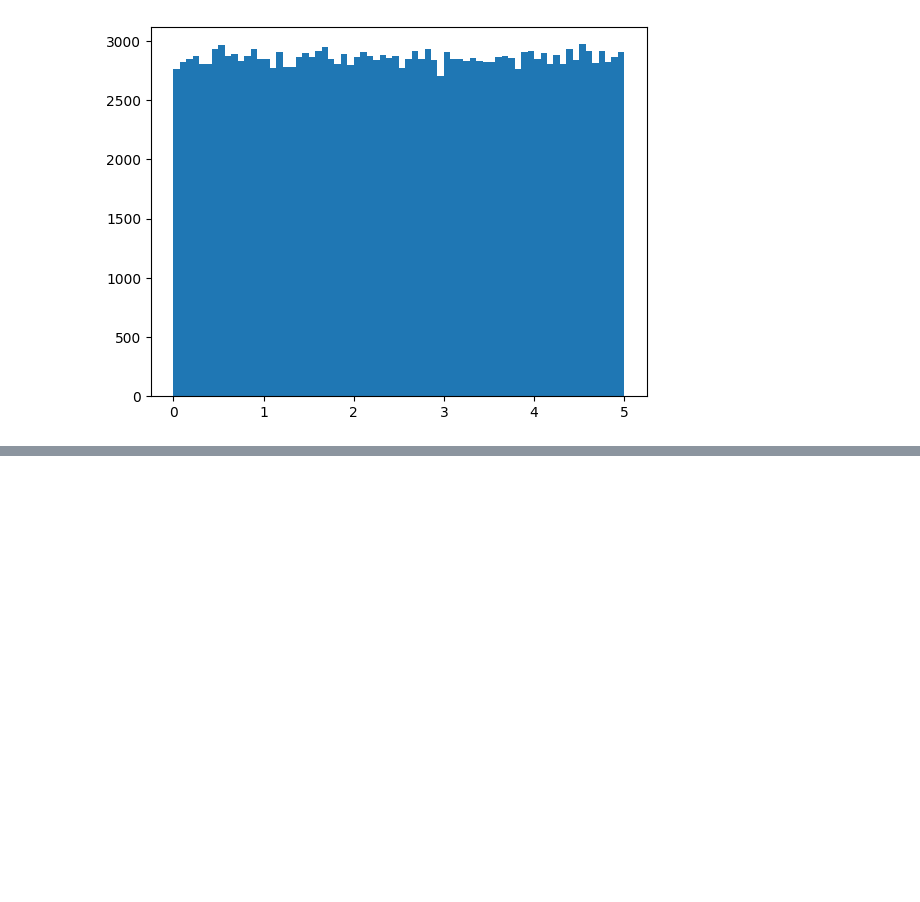
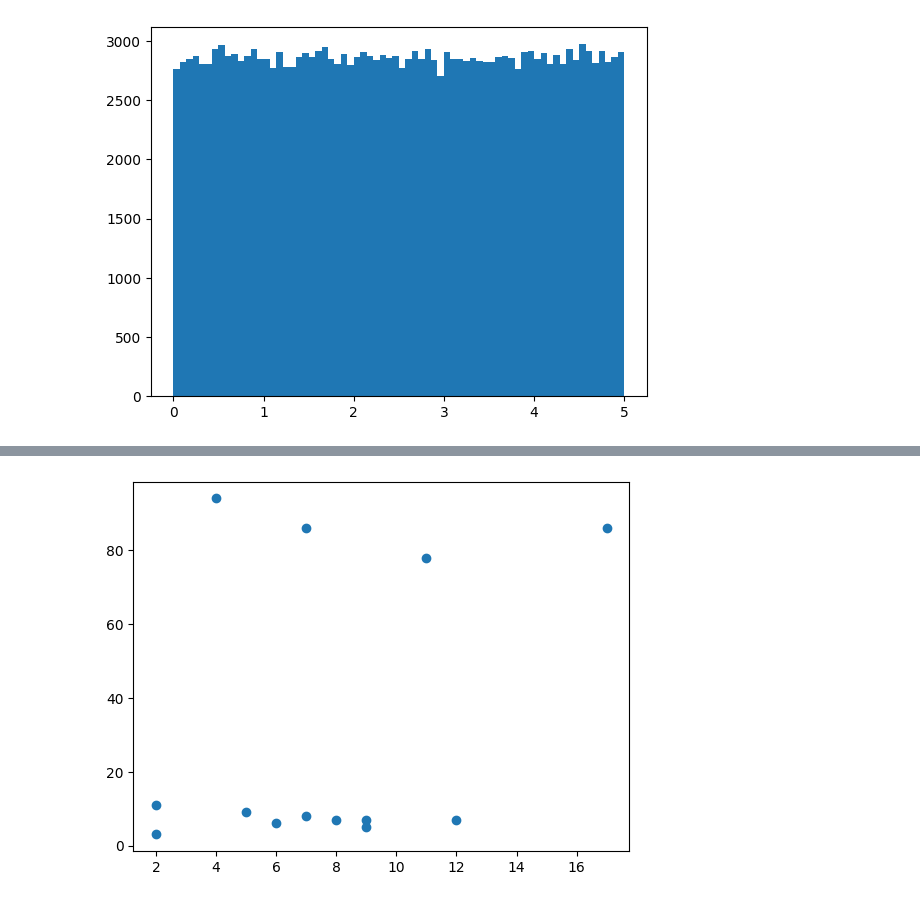
Before and after one commit to joeljacson/Keggle, a Jupyter notebook: ML_Algorithms_.ipynb, the cells around one changed output, grey strips where cells are left out. Cells and saved outputs as stored; diff of their text form; code cells hidden in the pictures; blank space fills up the shorter version.

```diff
--- a/ML_Algorithms_.ipynb
+++ b/ML_Algorithms_.ipynb
@@ -216,0 +229,10 @@ plt.show()
+# %%
+import matplotlib.pyplot as plt
+
+x = [5,7,8,7,2,17,2,9,4,11,12,9,6]
+y = [9,86,7,8,11,86,3,7,94,78,7,5,6]
+
+plt.scatter(x, y)
+plt.show()
+# %% [output]
+[figure, added]
```
Also changed, not shown: parts of 3 cells of this notebook.
